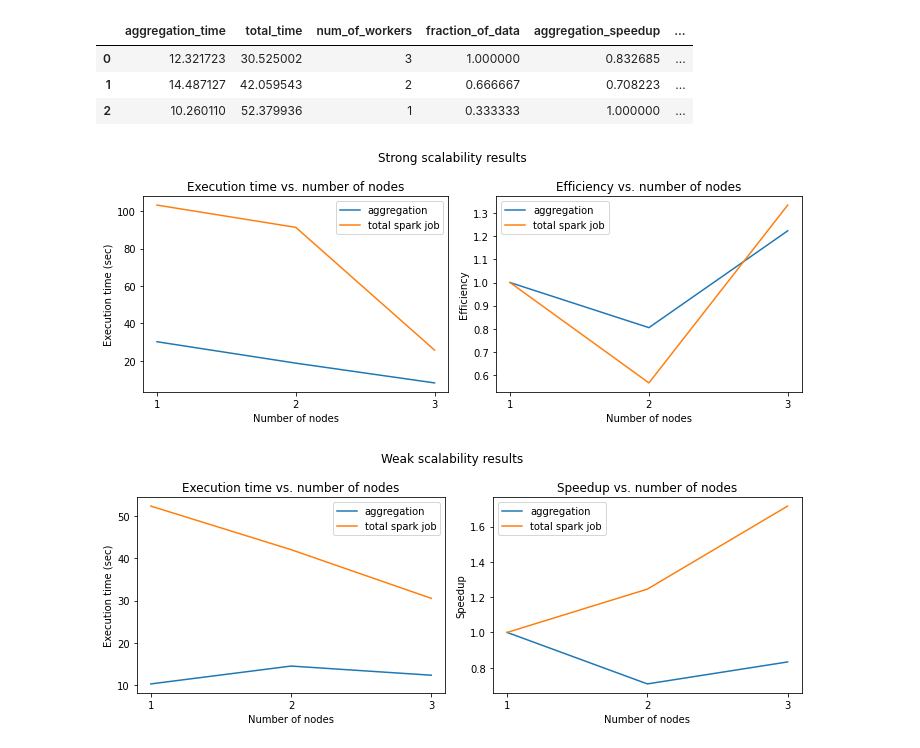
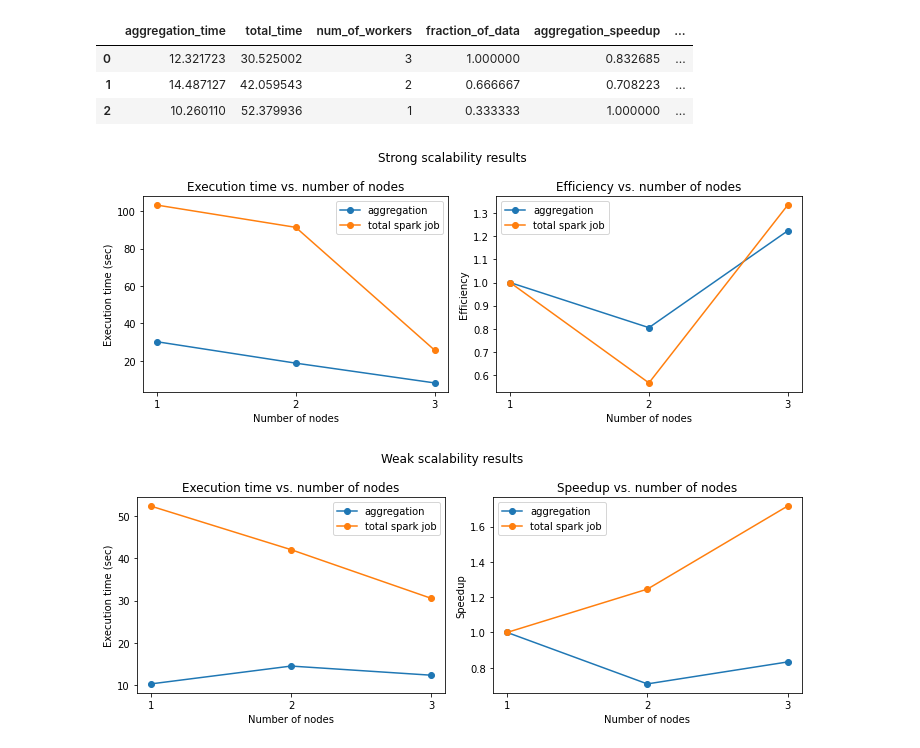
Before and after one commit to Fredrikforsman15/Data-engineering-1, a Jupyter notebook: scalability_plotting.ipynb, the cells around one changed output. Saved outputs shown, nothing was run; the diff lists cells and outputs as text; code cells hidden in the pictures.

Commit message:
Added datapoints markers to plots

```diff
--- a/scalability_plotting.ipynb
+++ b/scalability_plotting.ipynb
@@ -49,39 +49,39 @@ weak_df.to_csv("weak_scalability.csv", index=False)
 # %%
 fig, axes = plt.subplots(1, 2, figsize=(10, 4), sharex=True)
 fig.suptitle("Strong scalability results")
 
-axes[0].plot(strong_df["num_of_workers"], strong_df["aggregation_time"], label = "aggregation");
-axes[0].plot(strong_df["num_of_workers"], strong_df["total_time"], label = "total spark job");
+axes[0].plot(strong_df["num_of_workers"], strong_df["aggregation_time"], label = "aggregation", marker='o');
+axes[0].plot(strong_df["num_of_workers"], strong_df["total_time"], label = "total spark job", marker='o');
 axes[0].set_xlabel("Number of nodes");
 axes[0].set_ylabel("Execution time (sec)");
 axes[0].set_title("Execution time vs. number of nodes")
 axes[0].legend()
 
-axes[1].plot(strong_df["num_of_workers"], strong_df["aggregation_efficiency"], label = "aggregation")
-axes[1].plot(strong_df["num_of_workers"], strong_df["total_time_efficiency"], label = "total spark job")
+axes[1].plot(strong_df["num_of_workers"], strong_df["aggregation_efficiency"], label = "aggregation", marker = 'o')
+axes[1].plot(strong_df["num_of_workers"], strong_df["total_time_efficiency"], label = "total spark job", marker = 'o')
 axes[1].set_xlabel("Number of nodes")
 axes[1].set_ylabel("Efficiency")
 axes[1].set_title("Efficiency vs. number of nodes")
 axes[1].legend()
 
 plt.tight_layout()
 plt.xticks(range(1,4))
 plt.show()
 # %% [output]
-[figure, old version]
+[figure, new version]
 # %%
 fig, axes = plt.subplots(1, 2, figsize=(10, 4), sharex=True)
 fig.suptitle("Weak scalability results")
 
-axes[0].plot(weak_df["num_of_workers"], weak_df["aggregation_time"], label = "aggregation");
-axes[0].plot(weak_df["num_of_workers"], weak_df["total_time"], label = "total spark job");
+axes[0].plot(weak_df["num_of_workers"], weak_df["aggregation_time"], label = "aggregation", marker = 'o');
+axes[0].plot(weak_df["num_of_workers"], weak_df["total_time"], label = "total spark job", marker = 'o');
 axes[0].set_xlabel("Number of nodes");
 axes[0].set_ylabel("Execution time (sec)");
 axes[0].set_title("Execution time vs. number of nodes")
 axes[0].legend()
 
-axes[1].plot(weak_df["num_of_workers"], weak_df["aggregation_speedup"], label = "aggregation")
-axes[1].plot(weak_df["num_of_workers"], weak_df["total_time_speedup"], label = "total spark job")
+axes[1].plot(weak_df["num_of_workers"], weak_df["aggregation_speedup"], label = "aggregation", marker = 'o')
+axes[1].plot(weak_df["num_of_workers"], weak_df["total_time_speedup"], label = "total spark job", marker = 'o')
 axes[1].set_xlabel("Number of nodes")
 axes[1].set_ylabel("Speedup")
 axes[1].set_title("Speedup vs. number of nodes")
@@ -91,4 +91,4 @@ plt.tight_layout()
 plt.xticks(range(1,4))
 plt.show()
 # %% [output]
-[figure, old version]
+[figure, new version]
```
Also changed, not shown: 2 other files.
